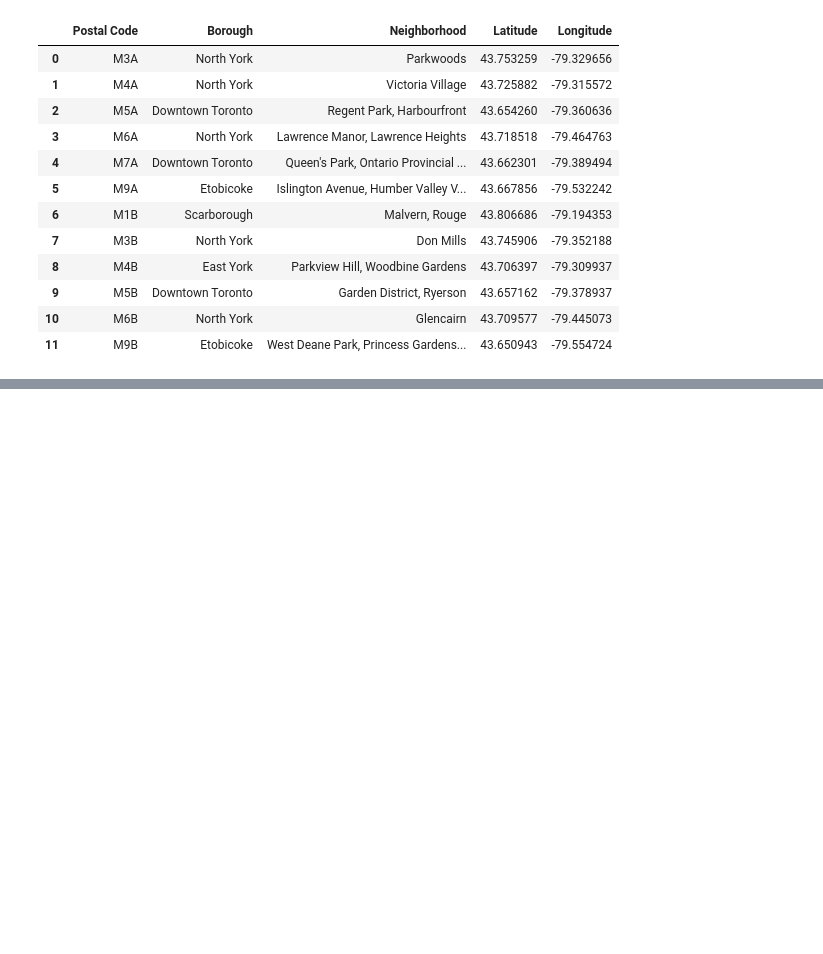
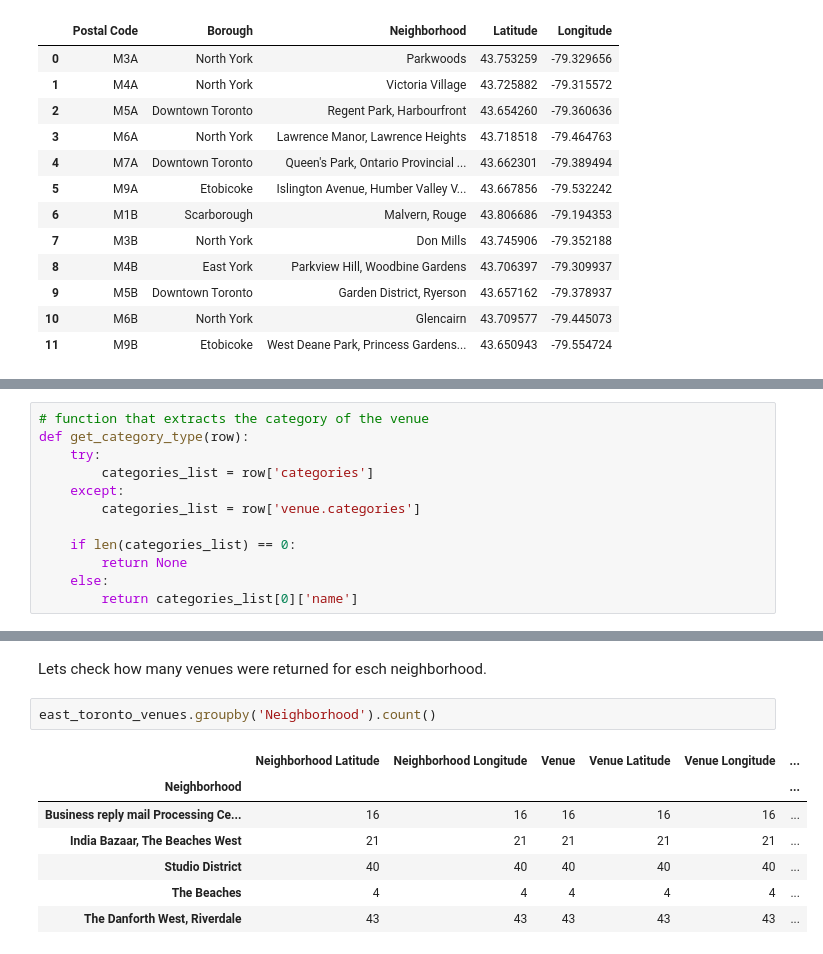
Before and after one commit to Maxwell-ihiaso/Coursera-Machine-Learning-with-Python-Project, a Jupyter notebook: Segmenting and Clustering Neighborhood in Toronto.ipynb, the cells around one changed output, grey strips where cells are left out. Cells and saved outputs as stored; diff of their text form; blank space fills up the shorter version.

```diff
--- a/Segmenting and Clustering Neighborhood in Toronto.ipynb
+++ b/Segmenting and Clustering Neighborhood in Toronto.ipynb
@@ -130,0 +373,12 @@ merged_toronto_data.head(12)
+# %%
+# function that extracts the category of the venue
+def get_category_type(row):
+    try:
+        categories_list = row['categories']
+    except:
+        categories_list = row['venue.categories']
+
+    if len(categories_list) == 0:
+        return None
+    else:
+        return categories_list[0]['name']
@@ -130,0 +490,12 @@ merged_toronto_data.head(12)
+# %% [markdown]
+Lets check how many venues were returned for esch neighborhood.
+# %%
+east_toronto_venues.groupby('Neighborhood').count()
+# %% [output]
+|  | Neighborhood Latitude | Neighborhood Longitude | Venue | Venue Latitude | Venue Longitude | ... |
+| Neighborhood |  |  |  |  |  | ... |
+| Business reply mail Processing Ce... | 16 | 16 | 16 | 16 | 16 | ... |
+| India Bazaar, The Beaches West | 21 | 21 | 21 | 21 | 21 | ... |
+| Studio District | 40 | 40 | 40 | 40 | 40 | ... |
+| The Beaches | 4 | 4 | 4 | 4 | 4 | ... |
+| The Danforth West, Riverdale | 43 | 43 | 43 | 43 | 43 | ... |
```
Also changed, not shown: parts of 81 cells of this notebook.
